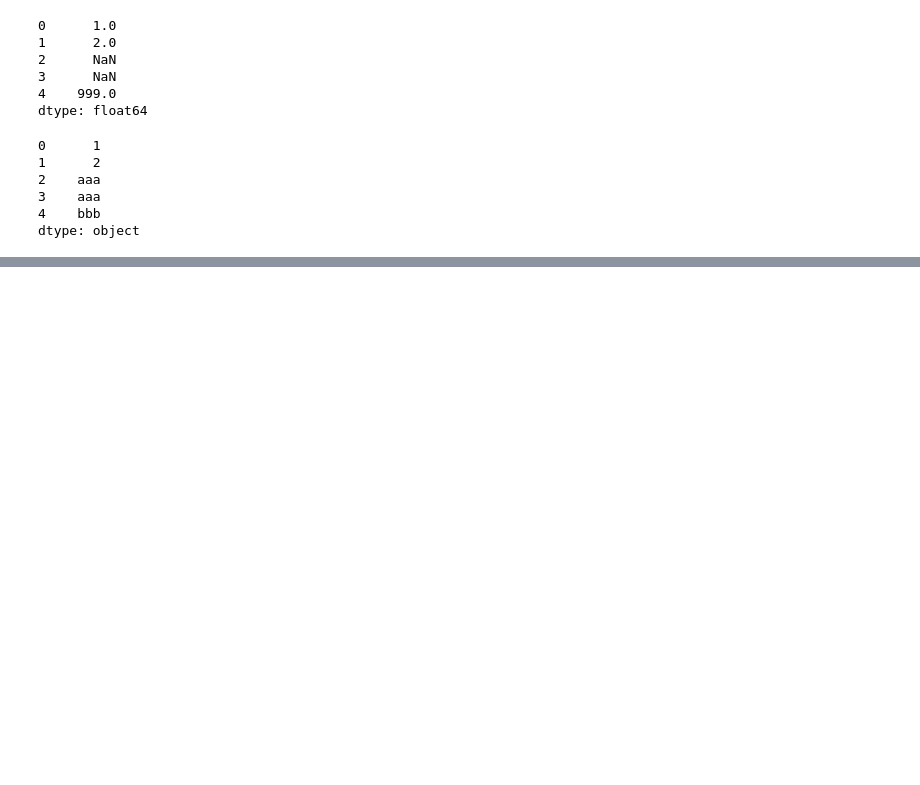
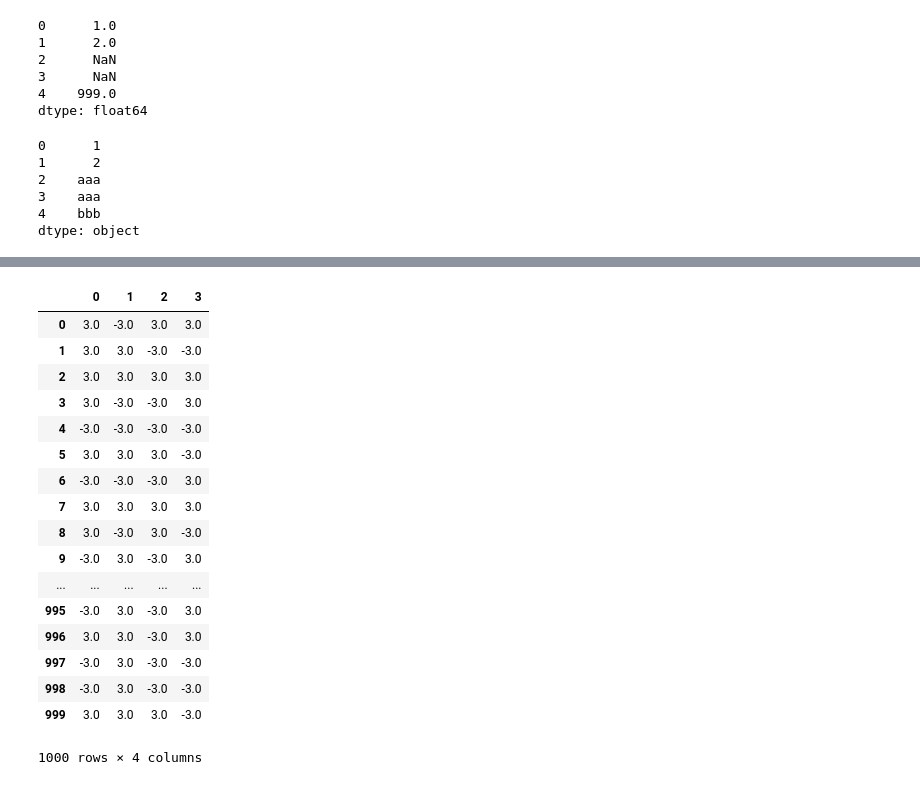
Before and after one commit to HaoJingyuan/DataAnalysis, a Jupyter notebook: 数据清洗/清洗.ipynb, the cells around one changed output, grey strips where cells are left out. Cells and saved outputs as stored; diff of their text form; code cells hidden in the pictures; blank space fills up the shorter version.

```diff
--- a/数据清洗/清洗.ipynb
+++ b/数据清洗/清洗.ipynb
@@ -259,0 +385,21 @@ dtype: object
+# %%
+np.sign(data)*3
+# %% [output]
+|  | 0 | 1 | 2 | 3 |
+| 0 | 3.0 | -3.0 | 3.0 | 3.0 |
+| 1 | 3.0 | 3.0 | -3.0 | -3.0 |
+| 2 | 3.0 | 3.0 | 3.0 | 3.0 |
+| 3 | 3.0 | -3.0 | -3.0 | 3.0 |
+| 4 | -3.0 | -3.0 | -3.0 | -3.0 |
+| 5 | 3.0 | 3.0 | 3.0 | -3.0 |
+| 6 | -3.0 | -3.0 | -3.0 | 3.0 |
+| 7 | 3.0 | 3.0 | 3.0 | 3.0 |
+| 8 | 3.0 | -3.0 | 3.0 | -3.0 |
+| 9 | -3.0 | 3.0 | -3.0 | 3.0 |
+| ... | ... | ... | ... | ... |
+| 995 | -3.0 | 3.0 | -3.0 | 3.0 |
+| 996 | 3.0 | 3.0 | -3.0 | 3.0 |
+| 997 | -3.0 | 3.0 | -3.0 | -3.0 |
+| 998 | -3.0 | 3.0 | -3.0 | -3.0 |
+| 999 | 3.0 | 3.0 | 3.0 | -3.0 |
+1000 rows × 4 columns
```
Also changed, not shown: parts of 49 cells of this notebook.
